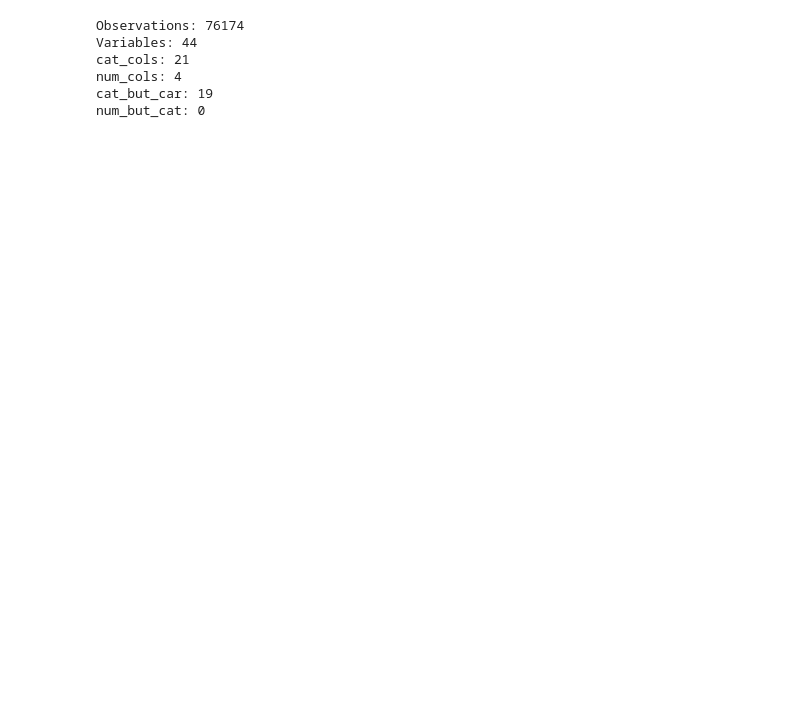
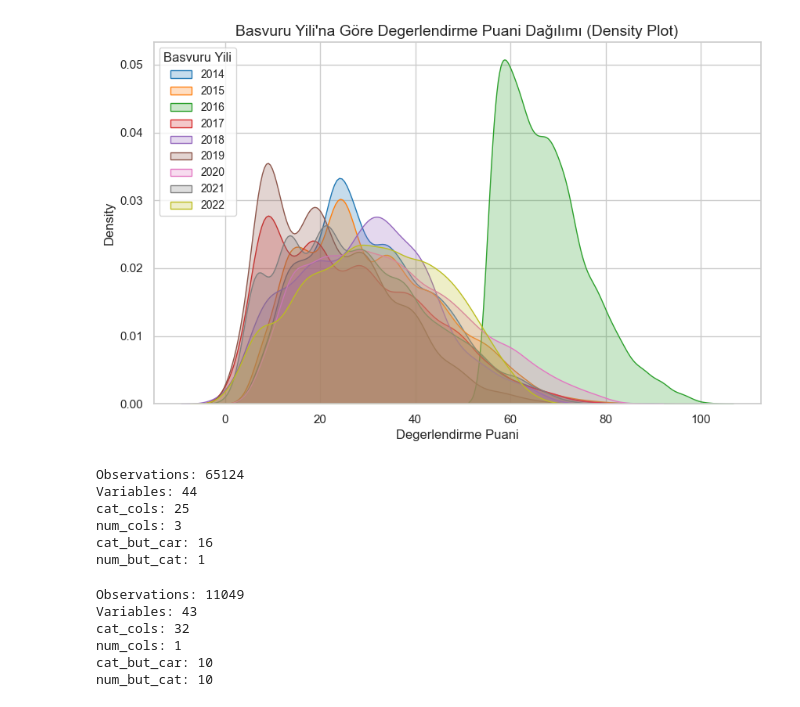
Before and after one commit to Ghostdevc/datathon2024, a Jupyter notebook: research/research.ipynb, the cells around one changed output. Drawn from its saved outputs; the diff is of its cells as text; code cells hidden in the pictures; blank space fills up the shorter version.

```diff
--- a/research/research.ipynb
+++ b/research/research.ipynb
@@ -270,10 +298,26 @@ dtype: int64
 # %%
 df_copy.drop(['id'], axis = 1, inplace = True)
-cat_cols_eda, num_cols_eda, cat_but_car_eda = grab_col_names(df)
-# %% [output]
-Observations: 76174
-Variables: 44
-cat_cols: 21
-num_cols: 4
-cat_but_car: 19
-num_but_cat: 0
+# %%
+sns.set(style="whitegrid")
+
+# Farklı renkler için palet
+colors = sns.color_palette("tab10", n_colors=9)
+
+# Grafik boyutunu ayarlama
+plt.figure(figsize=(10, 6))
+
+# Her yılın değerlendirme puanına göre density plot çizme
+for i, year in enumerate(range(2014, 2023)):
+    subset = df[df['Basvuru Yili'] == year]
+    sns.kdeplot(subset['Degerlendirme Puani'], color=colors[i], label=str(year), fill=True)
+
+# Başlık, etiketler ve gösterge
+plt.title("Basvuru Yili'na Göre Degerlendirme Puani Dağılımı (Density Plot)", fontsize=14)
+plt.xlabel("Degerlendirme Puani", fontsize=12)
+plt.ylabel("Density", fontsize=12)
+plt.legend(title="Basvuru Yili", loc="upper left", fontsize=10)
+
+# Grafiği göster
+plt.show()
+# %% [output]
+[figure, added]
@@ -280,3 +326,21 @@ num_but_cat: 0
+# %%
+cat_cols_eda, num_cols_eda, cat_but_car_eda = grab_col_names(df_train)
+# %% [output]
+Observations: 65124
+Variables: 44
+cat_cols: 25
+num_cols: 3
+cat_but_car: 16
+num_but_cat: 1
+# %%
+cat_cols_test, num_cols_test, cat_but_car_test = grab_col_names(df_test)
+# %% [output]
+Observations: 11049
+Variables: 43
+cat_cols: 32
+num_cols: 1
+cat_but_car: 10
+num_but_cat: 10
 # %%
 nans = df.isna().sum().sort_values(ascending=False)
 nans = nans[nans > 0]
```
Also changed, not shown: parts of 78 cells of this notebook.
